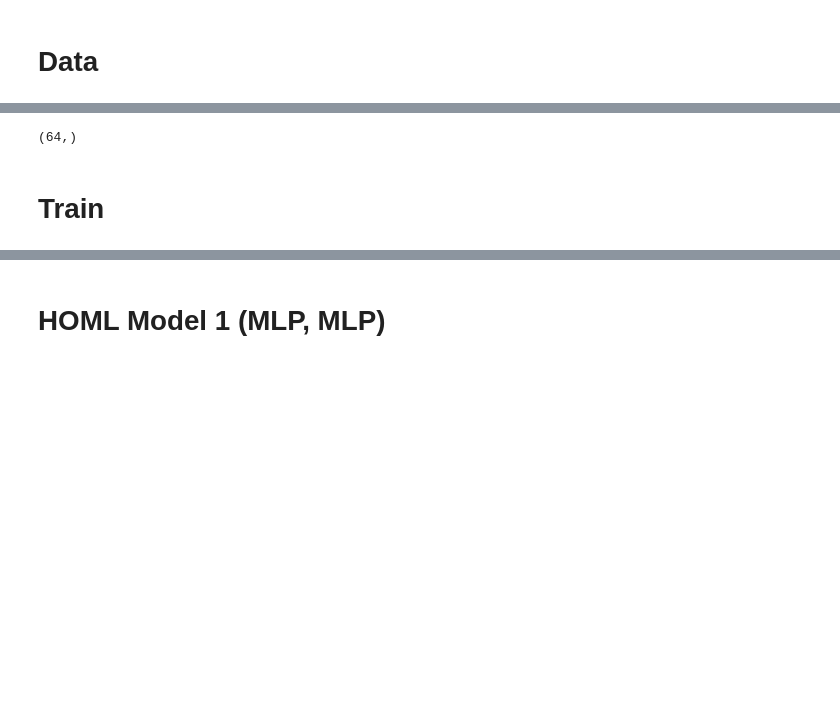
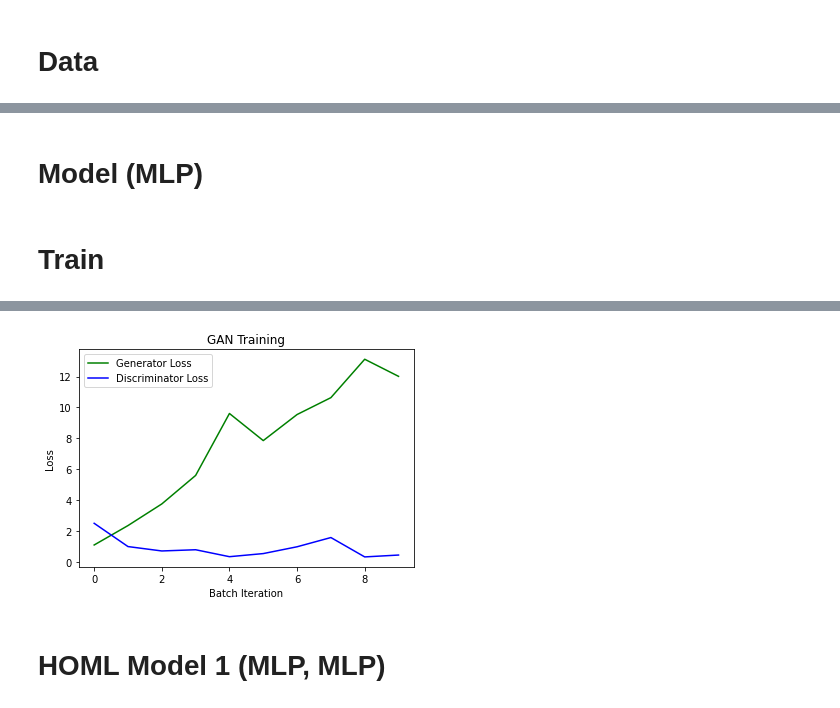
Before and after one commit to AliAkbarBadri/pokemon-gan, a Jupyter notebook: mlp.ipynb, the cells around one changed output, grey strips where cells are left out. Cells and saved outputs as stored; diff of their text form; code cells hidden in the pictures; blank space fills up the shorter version.

```diff
--- a/mlp.ipynb
+++ b/mlp.ipynb
@@ -42,7 +70,7 @@ for file in glob.glob(data_dir + '/*.png'):
 # %%
 def load_data(image_shape, batch_size):
     image_data_generator = ImageDataGenerator()
-    dataset_path = "/content/drive/My Drive/nn/gan/data_jpg"
+    dataset_path = "/content/drive/My Drive/nn/gan/data_jpg/"
     dataset_generator = image_data_generator.flow_from_directory(
         dataset_path, target_size=(image_shape[0], image_shape[1]),
         batch_size=batch_size,
@@ -56,2 +79,8 @@ for file in glob.glob(data_dir + '/*.png'):
+# %%
+# print(image_shape[0],image_shape[1],batch_size)
+dg = load_data((64, 64,3), 32)
+for id in range(5):
+  real_images = dg.next()
+  print(real_images)
 # %%
 ! mkdir "./new_images"
@@ -82,18 +109,17 @@ def save_images(generated_images, epoch_no, batch_no):
     plt.savefig(save_name, bbox_inches='tight', pad_inches=0)
     plt.pause(0.0000000001)
     plt.show()
+# %% [markdown]
+# Model (MLP)
 # %%
 def get_generator(image_shape,codings_size=100):
     generator = Sequential([
       keras.layers.Dense(100, activation="selu", input_shape=[codings_size],name="gen_dense1"),
       keras.layers.Dense(150, activation="selu",name="gen_dense2"),
-      keras.layers.Dense(image_shape[0] * image_shape[1]*image_shape[2], activation="sigmoid",name="gen_dense3"),
+      keras.layers.Dense(image_shape[0] * image_shape[1]*image_shape[2], activation="tanh",name="gen_dense3"),
       keras.layers.Reshape(image_shape,name="gen_reshape")
     ],name="GEN_MODEL")
-    # generator.compile(loss='binary_crossentropy',
-    #                   optimizer="rmsprop",
-    #                   metrics=None)
-    # generator.
+    generator.compile(loss='binary_crossentropy',optimizer="adam",metrics=None)
     return generator
 
 def get_discriminator(image_shape):
@@ -105,9 +131,7 @@ def get_discriminator(image_shape):
     ],name = "DISC_MODEL")
     # discriminator.
     # optimizer = Adam(lr=0.0002, beta_1=0.5)
-    discriminator.compile(loss='binary_crossentropy',
-                          optimizer="rmsprop",
-                          metrics=None)
+    discriminator.compile(loss='binary_crossentropy',optimizer="adam",metrics=None)
     return discriminator
 
 def get_adversarial(generator, discriminator):
@@ -117,19 +141,9 @@ def get_adversarial(generator, discriminator):
     gan.add(discriminator)
 
     # optimizer = Adam(lr=0.00015, beta_1=0.5)
-    gan.compile(loss='binary_crossentropy', optimizer="rmsprop",
+    gan.compile(loss='binary_crossentropy', optimizer="adam",
                 metrics=None)
     return gan
-# %%
-temp = np.random.normal(0, 1, size=(32,) + (1, 1, 100))
-temp2 = np.random.normal(0, 1,
-                                      size=(32 * 2,) +
-                                          (1, 1, 100))
-temp3 = (np.ones(32 * 2) -
-                      np.random.random_sample(32 * 2) * 0.2)
-temp3.shape
-# %% [output]
-(64,)
 # %% [markdown]
 # Train
 # %%
@@ -259,6 +274,6 @@ def train(epochs, batch_size, image_shape):
 # %%
 data_size = 352
-batch_size = 64
+batch_size = 32
 image_shape = (64, 64,3)
 coding_size = 100
 epochs = 10
@@ -284,3 +299,4 @@ Epoch 10/10 :
+[figure, added]
 # %% [markdown]
 # HOML Model 1 (MLP, MLP)
 # %%
```
Also changed, not shown: parts of 9 cells of this notebook.
